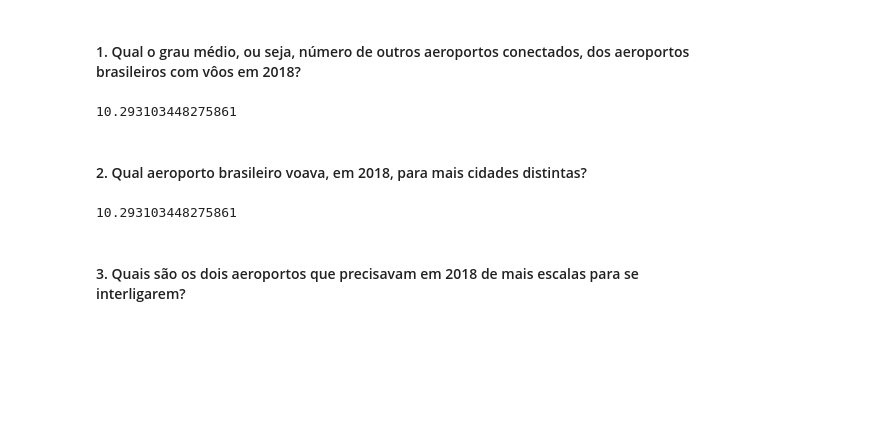
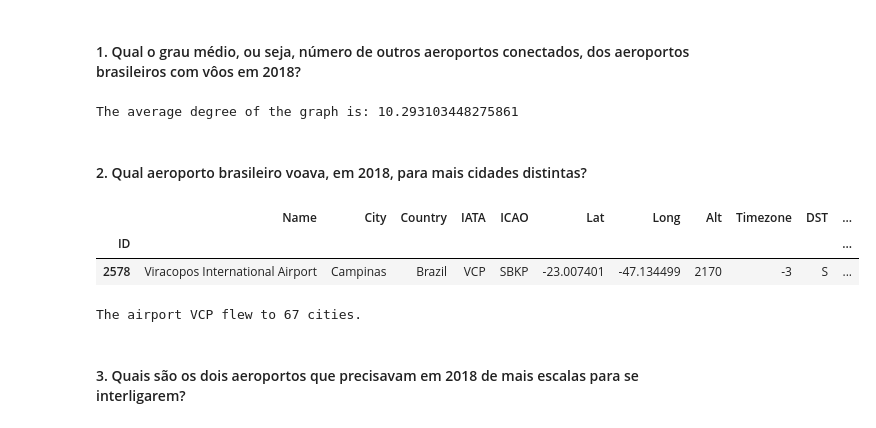
Before and after one commit to rfsampaio/postgraduate_data_science, a Jupyter notebook: notebooks/RI_T7.ipynb, the cells around one changed output. Cells and saved outputs as stored; diff of their text form; code cells hidden in the pictures; blank space fills up the shorter version.

```diff
--- a/notebooks/RI_T7.ipynb
+++ b/notebooks/RI_T7.ipynb
@@ -253,24 +253,33 @@ nx.draw_networkx(G, pos, **options)
 # %% [markdown]
 #### 1. Qual o grau médio, ou seja, número de outros aeroportos conectados, dos aeroportos brasileiros com vôos em 2018?
 # %%
-# the average degree of the graph
-np.mean([i[1] for i in G.degree()])
+# calculating the average degree of the graph
+avg_degree = np.mean([i[1] for i in G.degree()])
+
+# showing data
+print('The average degree of the graph is: {}'.format(avg_degree))
 # %% [output]
-10.293103448275861
+The average degree of the graph is: 10.293103448275861
 # %% [markdown]
 #### 2. Qual aeroporto brasileiro voava, em 2018, para mais cidades distintas?
-# %%
-#deg = dict(G.degree())
-#md_deg = np.mean(deg)
-#print(md_deg)
-
-np.mean([i[1] for i in G.degree()])
-#print('average degree: {}'.format(sum(G_deg_sum) / G.number_of_nodes()))
-
-#lambd = np.average(deg)[1]
-#print("The average degree of the network is: {}".format(lambd))
-# %% [output]
-10.293103448275861
+# %%
+# obtaining the max degree
+degree_sequence = sorted((d for n, d in G.degree()), reverse=True)
+dmax = max(degree_sequence)
+
+# obtaining the airport with the max degree
+for i in G.degree():
+    if i[1] == dmax:
+        amax = i[0]
+
+# showing data
+display(airport_df.loc[(airport_df['IATA'] == amax)])
+print(f'The airport {amax} flew to {dmax} cities.')
+# %% [output]
+|  | Name | City | Country | IATA | ICAO | Lat | Long | Alt | Timezone | DST | ... |
+| ID |  |  |  |  |  |  |  |  |  |  | ... |
+| 2578 | Viracopos International Airport | Campinas | Brazil | VCP | SBKP | -23.007401 | -47.134499 | 2170 | -3 | S | ... |
+The airport VCP flew to 67 cities.
 # %% [markdown]
 #### 3. Quais são os dois aeroportos que precisavam em 2018 de mais escalas para se interligarem?
 # %%
```
Also changed, not shown: parts of 1 cell of this notebook.
